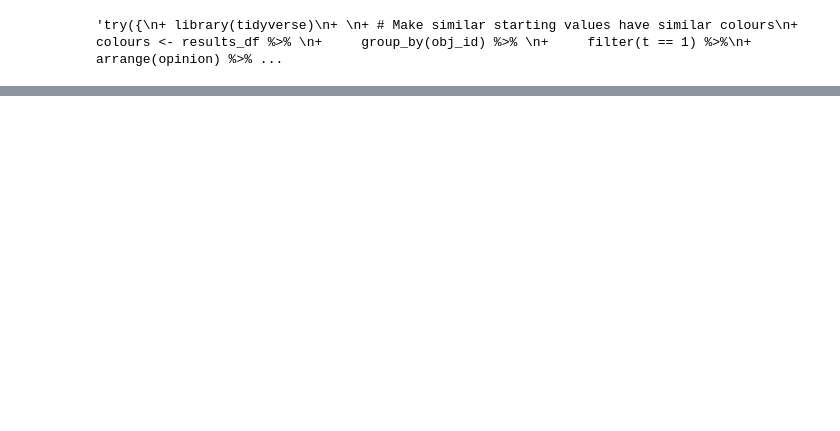
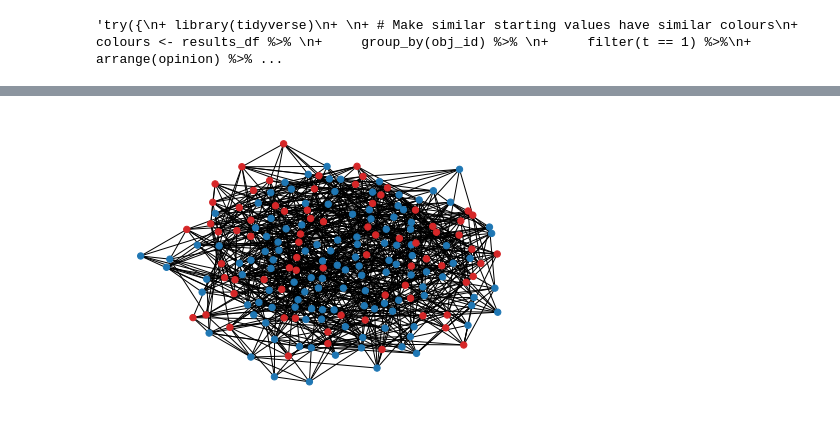
Before and after one commit to DanFranksYork/network-opinion-dynamics, a Jupyter notebook: deffuant.ipynb, the cells around one changed output, grey strips where cells are left out. Saved outputs shown, nothing was run; the diff lists cells and outputs as text; code cells hidden in the pictures; blank space fills up the shorter version.

Commit message:
Added network plot

```diff
--- a/deffuant.ipynb
+++ b/deffuant.ipynb
@@ -78,8 +78,8 @@ parameters = {
     # alpha and beta parameters for Beta distribution used for uncertainty assignment
     'alpha': 3,
     'beta': 6,
-    'num_neighbors': 20,
-    'prob_interact_neighbour': 0.2,
+    'num_neighbors': 10,
+    'prob_interact_neighbour': 0.5,
     'network_randomness': 0.5
 }
 # %%
@@ -130,0 +134,7 @@ Image("opinion_dynamic_run.png", width=500, height=500)
+# %%
+G = model.network.graph
+color_dict = {0:'tab:blue', 1:'tab:red'}
+colors = [color_dict[c] for c in (model.pop.opinion < 0) ] # Later run clustering instead
+nx.draw_spring(G, with_labels=False, node_size=40, node_color=colors)
+# %% [output]
+[figure, added]
```
Also changed, not shown: parts of 3 cells of this notebook, 1 other file.
